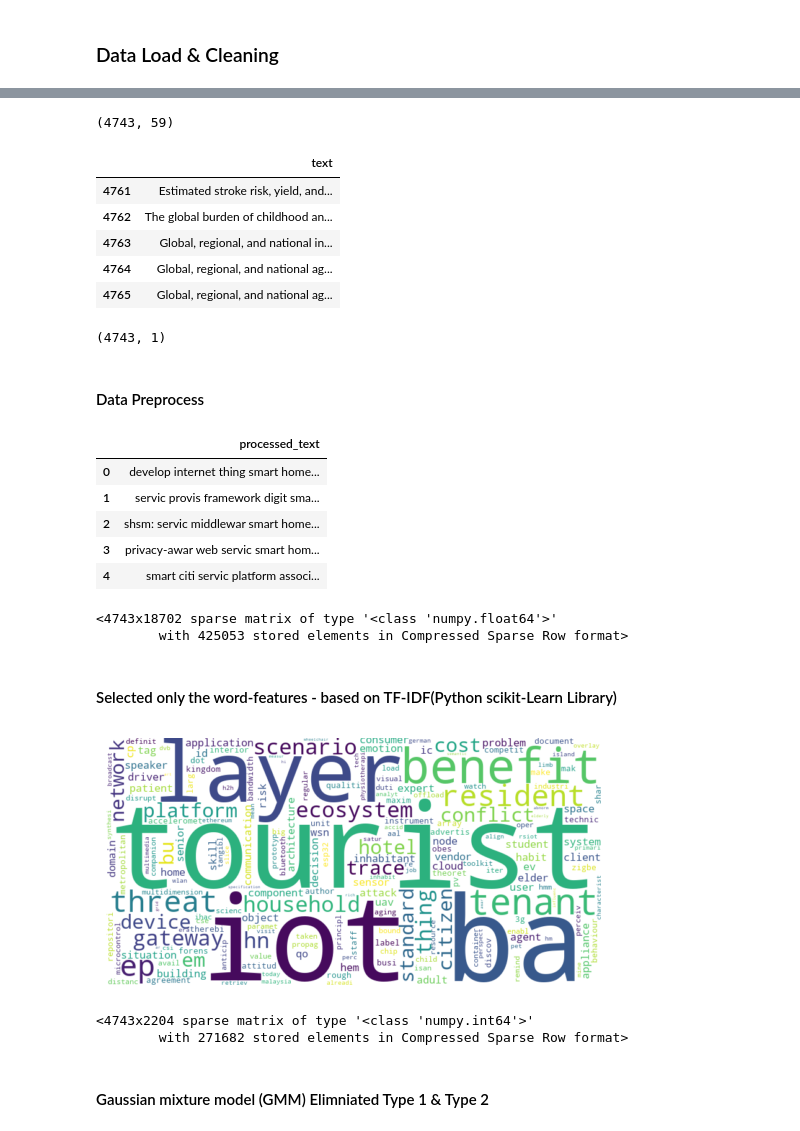
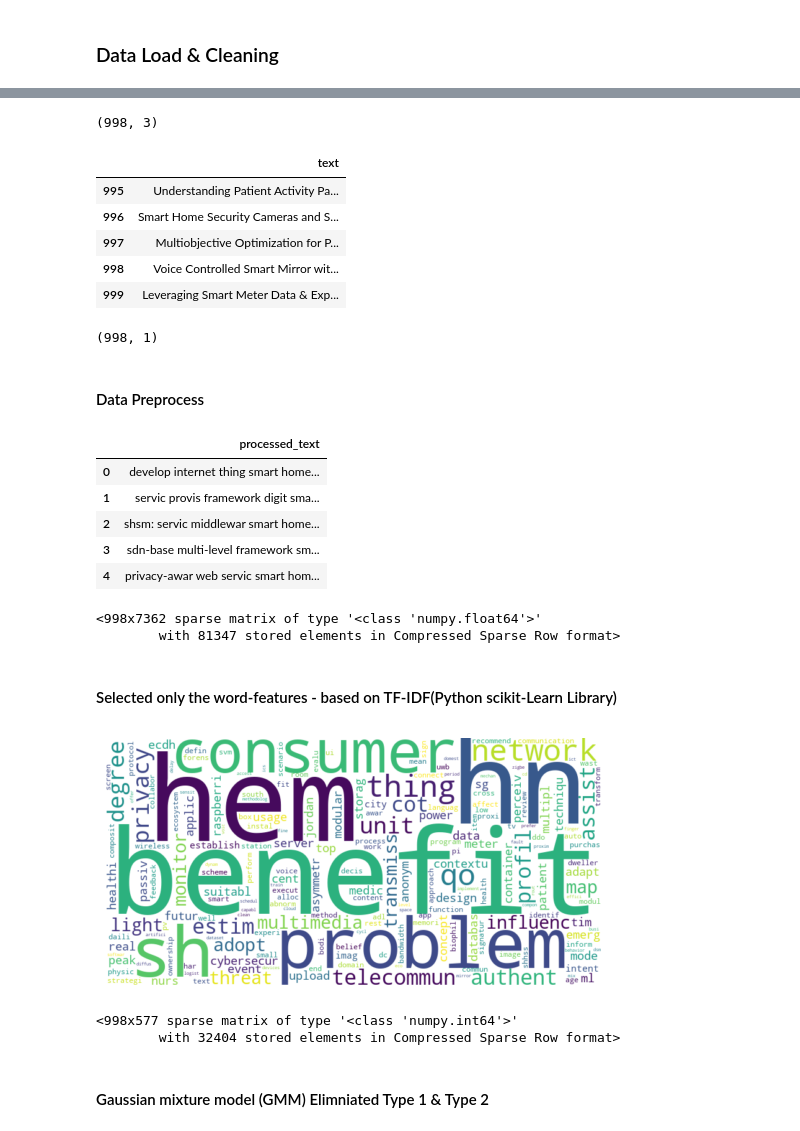
Before and after one commit to Geunhyeong-Han/shs-literature-text-mining, a Jupyter notebook: main.ipynb, the cells around one changed output, grey strips where cells are left out. Cells and saved outputs as stored; diff of their text form; code cells hidden in the pictures.

```diff
--- a/main.ipynb
+++ b/main.ipynb
@@ -45,6 +46,6 @@ stemmer = PorterStemmer()
 # %% [markdown]
 ### Data Load & Cleaning
 # %%
-data = pd.read_csv("Total_Dataset.csv")
+data = pd.read_csv("pilot_textming.csv")
 data.head()
 # %% [output]
@@ -78,36 +71,36 @@ memory usage: 2.1+ MB
 # %%
 data.dropna(subset=['Abstract'], inplace=True)
-data.drop_duplicates(subset=['Article_Title'], inplace=True)
+data.drop_duplicates(subset=['Title'], inplace=True)
 # %%
 data.shape
 # %% [output]
-(4743, 59)
+(998, 3)
 # %%
 def combine_2rd_columns(col_1, col_2):
     result = col_1
     if not pd.isna(col_2):
         result += " " + str(col_2)
     return result
 
 
 # data = pd.read_csv("pilot_textming.csv")
-data["text"] = data.apply(lambda x: combine_2rd_columns(x['Article_Title'], x['Abstract']), axis=1)
+data["text"] = data.apply(lambda x: combine_2rd_columns(x['Title'], x['Abstract']), axis=1)
 
 df = data.loc[:, ['text']]
 df.tail()
 # %% [output]
 |  | text |
-| 4761 | Estimated stroke risk, yield, and... |
-| 4762 | The global burden of childhood an... |
-| 4763 | Global, regional, and national in... |
-| 4764 | Global, regional, and national ag... |
-| 4765 | Global, regional, and national ag... |
+| 995 | Understanding Patient Activity Pa... |
+| 996 | Smart Home Security Cameras and S... |
+| 997 | Multiobjective Optimization for P... |
+| 998 | Voice Controlled Smart Mirror wit... |
+| 999 | Leveraging Smart Meter Data & Exp... |
 # %%
 df.drop_duplicates(subset=['text'], inplace=True)
 # %%
 df.shape
 # %% [output]
-(4743, 1)
+(998, 1)
 # %% [markdown]
 #### Data Preprocess
 # %%
@@ -136,15 +129,15 @@ df.head()
 | 0 | develop internet thing smart home... |
 | 1 | servic provis framework digit sma... |
 | 2 | shsm: servic middlewar smart home... |
-| 3 | privacy-awar web servic smart hom... |
-| 4 | smart citi servic platform associ... |
+| 3 | sdn-base multi-level framework sm... |
+| 4 | privacy-awar web servic smart hom... |
 # %%
 tfidf_vectorizer = TfidfVectorizer()
 tfidf_matrix = tfidf_vectorizer.fit_transform(df['processed_text'])
 tfidf_matrix
 # %% [output]
-<4743x18702 sparse matrix of type '<class 'numpy.float64'>'
-        with 425053 stored elements in Compressed Sparse Row format>
+<998x7362 sparse matrix of type '<class 'numpy.float64'>'
+        with 81347 stored elements in Compressed Sparse Row format>
 # %% [markdown]
 #### Selected only the word-features - based on TF-IDF(Python scikit-Learn Library)
 # %%
@@ -176,9 +169,9 @@ def visualize_wordcloud(keywords):
 visualize_wordcloud(selected_keywords)
 document_term_matrix
 # %% [output]
-[figure, old version]
+[figure, new version]
-<4743x2204 sparse matrix of type '<class 'numpy.int64'>'
-        with 271682 stored elements in Compressed Sparse Row format>
+<998x577 sparse matrix of type '<class 'numpy.int64'>'
+        with 32404 stored elements in Compressed Sparse Row format>
 # %%
 # # 재정규화된 TF-IDF 값으로 단어 분포 확인
 # renormalized_tfidf_matrix = tfidf_matrix / tfidf_matrix.sum(axis=1)
```
Also changed, not shown: parts of 6 cells of this notebook.
